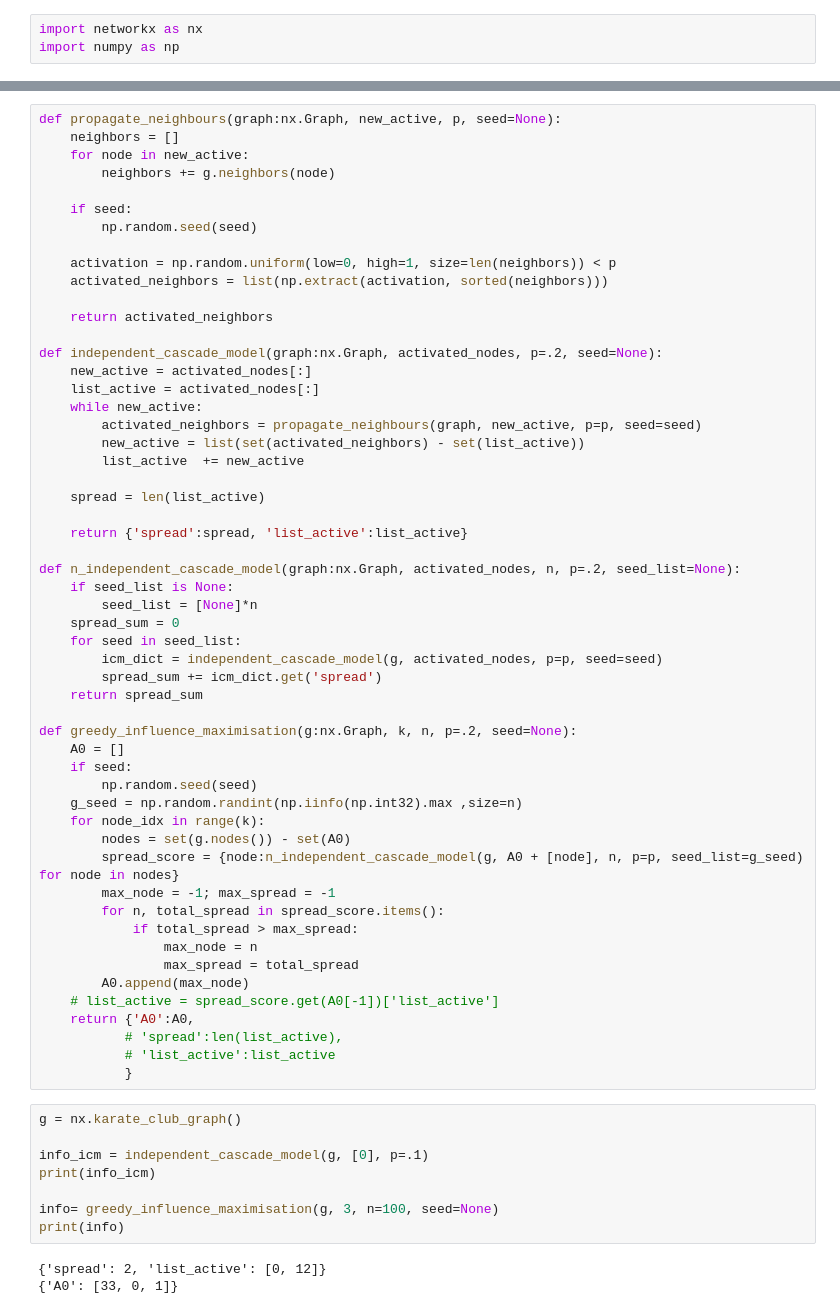
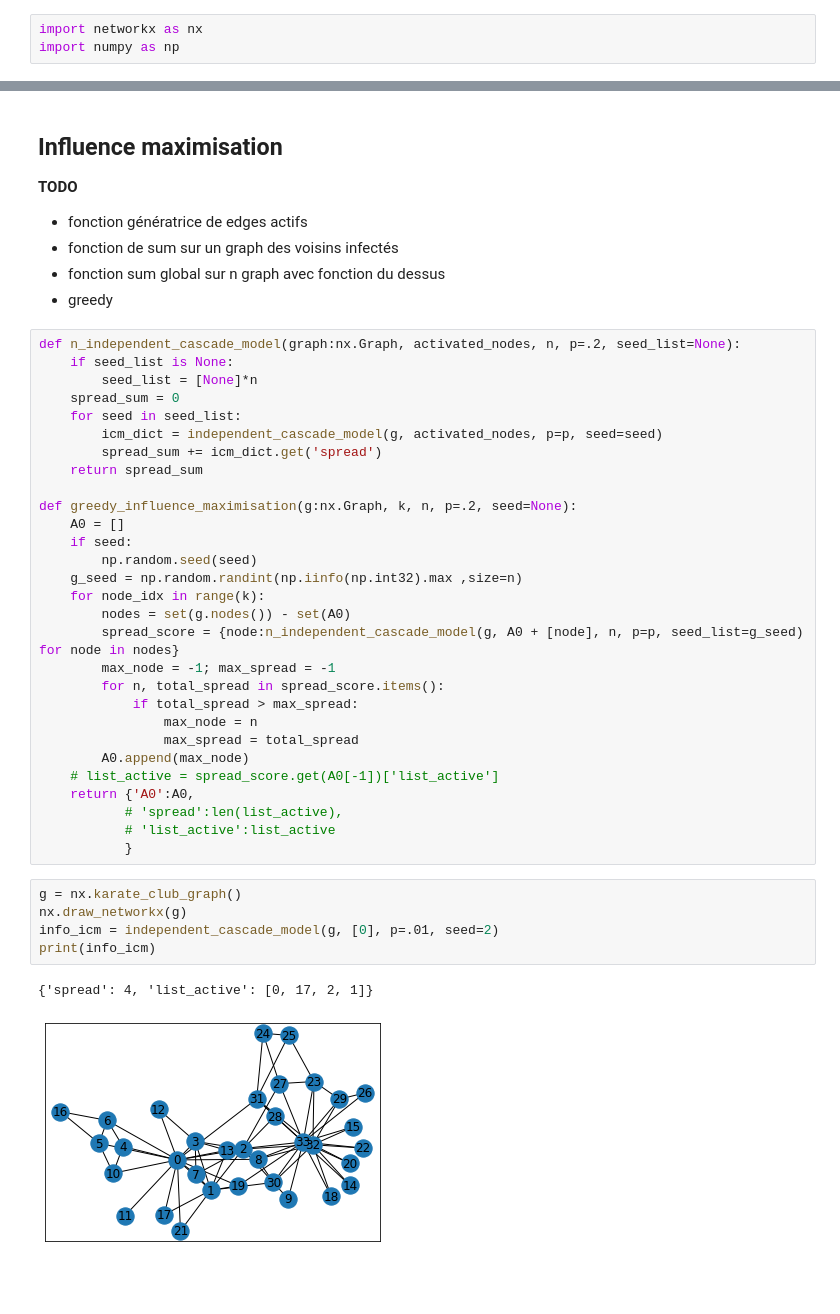
Before and after one commit to romaingrx/LINMA2472-Homeworks, a Jupyter notebook: Homework 1/Romain_Part2.ipynb, the cells around one changed output, grey strips where cells are left out. Drawn from its saved outputs; the diff is of its cells as text; blank space fills up the shorter version.

Commit message:
Working cascade model

```diff
--- a/Homework 1/Romain_Part2.ipynb
+++ b/Homework 1/Romain_Part2.ipynb
@@ -4,29 +52,13 @@ import numpy as np
+# %% [markdown]
+Influence maximisation
+---
+
+**TODO**
+- fonction génératrice de edges actifs
+- fonction de sum sur un graph des voisins infectés
+- fonction sum global sur n graph avec fonction du dessus
+- greedy
 # %%
-def propagate_neighbours(graph:nx.Graph, new_active, p, seed=None):
-    neighbors = []
-    for node in new_active:
-        neighbors += g.neighbors(node)
-
-    if seed:
-        np.random.seed(seed)
-
-    activation = np.random.uniform(low=0, high=1, size=len(neighbors)) < p
-    activated_neighbors = list(np.extract(activation, sorted(neighbors)))
-
-    return activated_neighbors
-
-def independent_cascade_model(graph:nx.Graph, activated_nodes, p=.2, seed=None):
-    new_active = activated_nodes[:]
-    list_active = activated_nodes[:]
-    while new_active:
-        activated_neighbors = propagate_neighbours(graph, new_active, p=p, seed=seed)
-        new_active = list(set(activated_neighbors) - set(list_active))
-        list_active  += new_active
-
-    spread = len(list_active)
-
-    return {'spread':spread, 'list_active':list_active}
-
 def n_independent_cascade_model(graph:nx.Graph, activated_nodes, n, p=.2, seed_list=None):
     if seed_list is None:
         seed_list = [None]*n
@@ -57,12 +89,9 @@ def greedy_influence_maximisation(g:nx.Graph, k, n, p=.2, seed=None):
            }
 # %%
 g = nx.karate_club_graph()
-
-info_icm = independent_cascade_model(g, [0], p=.1)
+nx.draw_networkx(g)
+info_icm = independent_cascade_model(g, [0], p=.01, seed=2)
 print(info_icm)
-
-info= greedy_influence_maximisation(g, 3, n=100, seed=None)
-print(info)
 # %% [output]
-{'spread': 2, 'list_active': [0, 12]}
-{'A0': [33, 0, 1]}
+{'spread': 4, 'list_active': [0, 17, 2, 1]}
+[figure, added]
```
Also changed, not shown: parts of 3 cells of this notebook.
